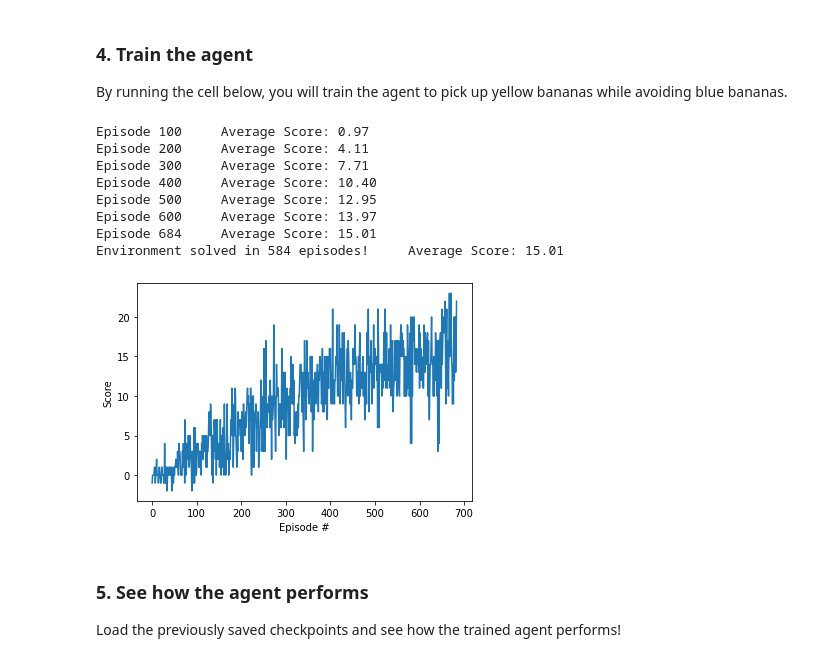
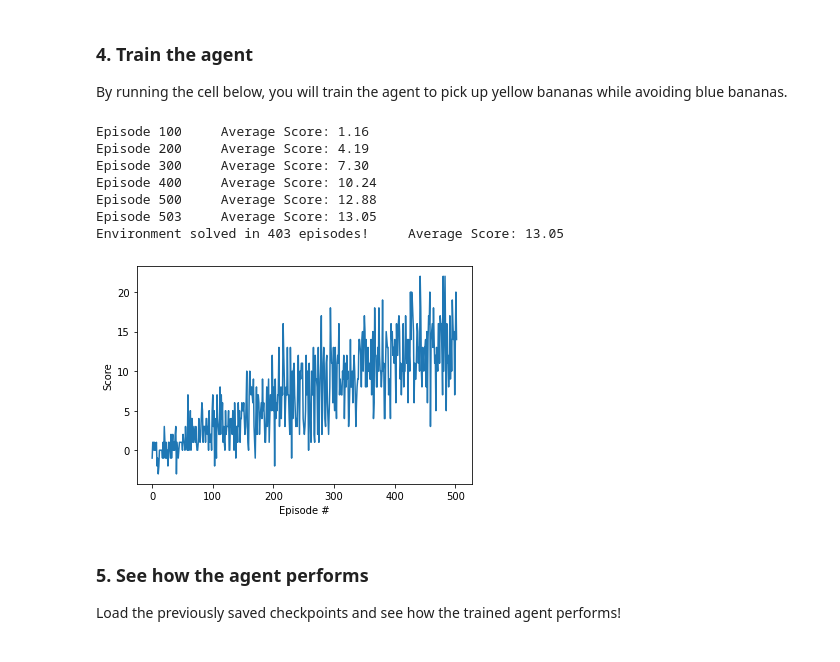
Before and after one commit to simonszalai/Udacity-Deep-Reinforcement-Learning-Project-1, a Jupyter notebook: Navigation.ipynb, the cells around one changed output. Cells and saved outputs as stored; diff of their text form; code cells hidden in the pictures.

```diff
--- a/Navigation.ipynb
+++ b/Navigation.ipynb
@@ -142,43 +142,42 @@ def dqn(n_episodes=2000, max_t=1000, eps_start=1.0, eps_end=0.01, eps_decay=0.99
             done = env_info.local_done[0]
             agent.step(state, action, reward, next_state, done)
             state = next_state
             score += reward
             if done:
                 break
         scores_window.append(score)       # save most recent score
         scores.append(score)              # save most recent score
         eps = max(eps_end, eps_decay*eps) # decrease epsilon
 
         print('\rEpisode {}\tAverage Score: {:.2f}'.format(i_episode, np.mean(scores_window)), end="")
         if i_episode % 100 == 0:
             print('\rEpisode {}\tAverage Score: {:.2f}'.format(i_episode, np.mean(scores_window)))
 
-        if np.mean(scores_window) >= 15.0:
+        if np.mean(scores_window) >= 13.0:
             print('\nEnvironment solved in {:d} episodes!\tAverage Score: {:.2f}'.format(i_episode-100, np.mean(scores_window)))
             torch.save(agent.qnetwork_local.state_dict(), 'checkpoint.pth')
             break
 
     return scores
 
 scores = dqn()
 
 # plot the scores
 fig = plt.figure()
 ax = fig.add_subplot(111)
 plt.plot(np.arange(len(scores)), scores)
 plt.ylabel('Score')
 plt.xlabel('Episode #')
 plt.show()
 # %% [output]
-Episode 100     Average Score: 0.97
-Episode 200     Average Score: 4.11
-Episode 300     Average Score: 7.71
-Episode 400     Average Score: 10.40
-Episode 500     Average Score: 12.95
-Episode 600     Average Score: 13.97
-Episode 684     Average Score: 15.01
-Environment solved in 584 episodes!     Average Score: 15.01
+Episode 100     Average Score: 1.16
+Episode 200     Average Score: 4.19
+Episode 300     Average Score: 7.30
+Episode 400     Average Score: 10.24
+Episode 500     Average Score: 12.88
+Episode 503     Average Score: 13.05
+Environment solved in 403 episodes!     Average Score: 13.05
-[figure, old version]
+[figure, new version]
 # %% [markdown]
 ### 5. See how the agent performs
 Load the previously saved checkpoints and see how the trained agent performs!
```
Also changed, not shown: 1 other file.
